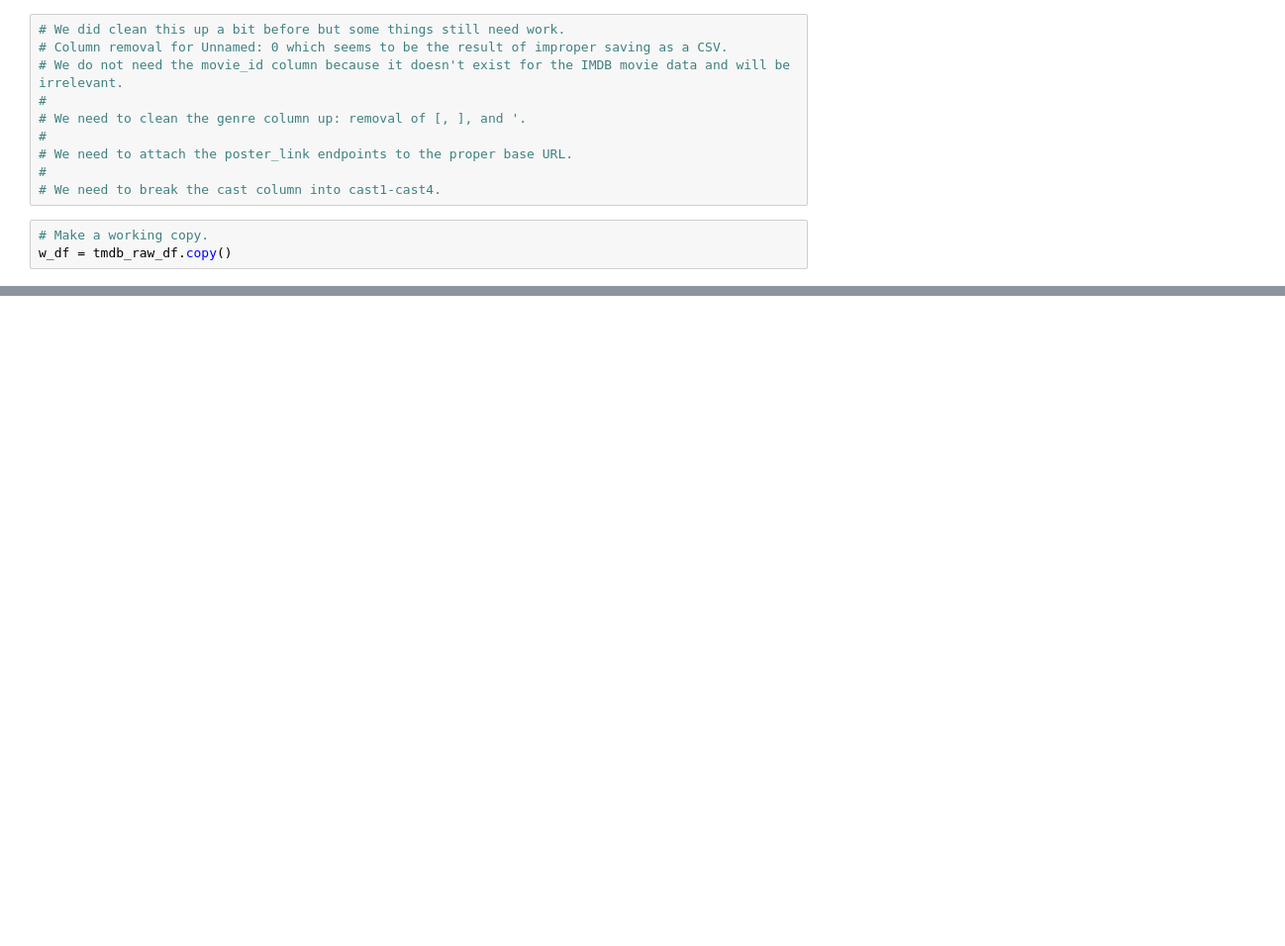
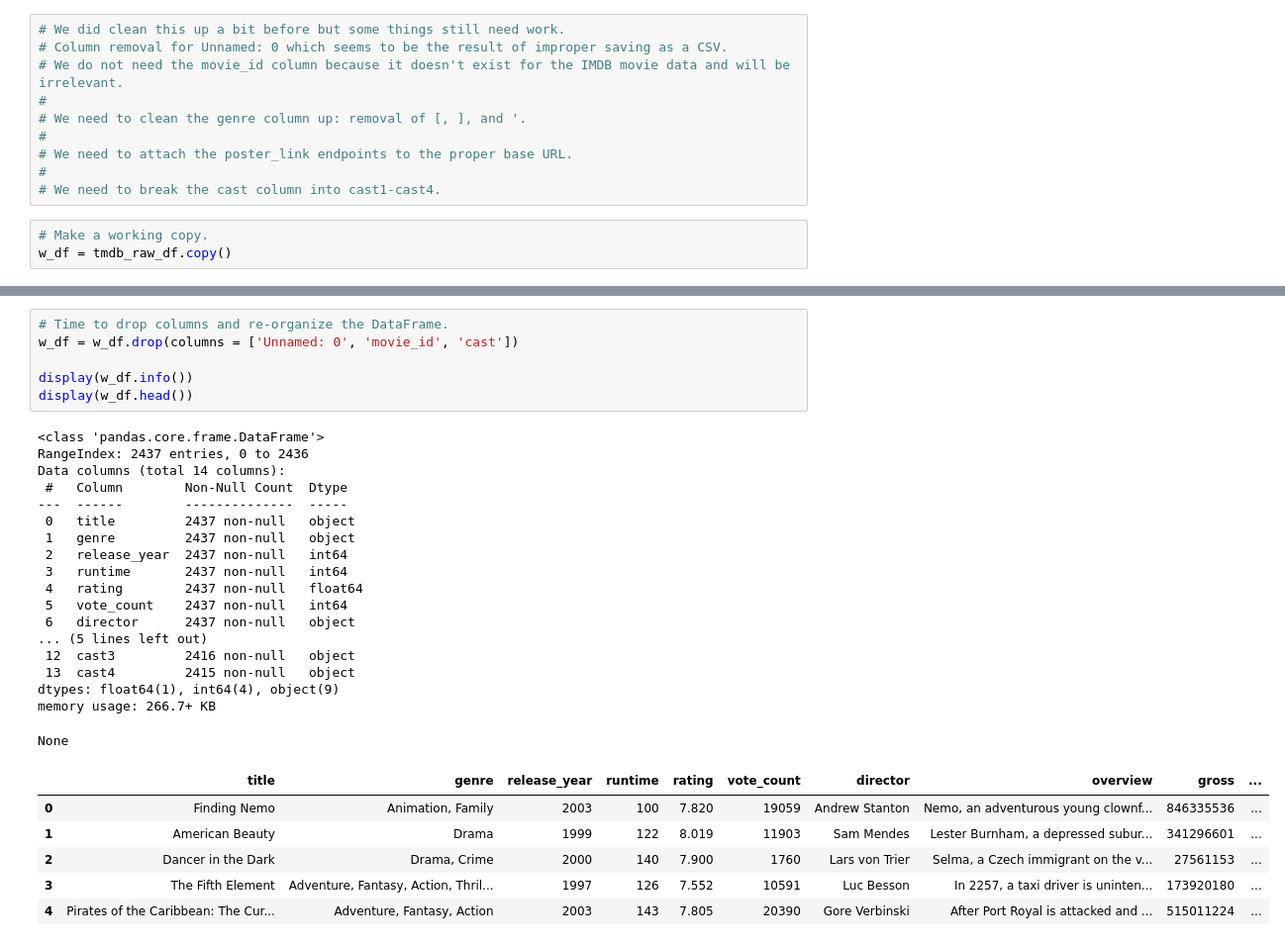
Before and after one commit to BramSunner/project-4-group-18, a Jupyter notebook: data_cleaning/data_cleaning.ipynb, the cells around one changed output, grey strips where cells are left out. Shown: that part at 99% size. Drawn from its saved outputs; the diff is of its cells as text; blank space fills up the shorter version.

```diff
--- a/data_cleaning/data_cleaning.ipynb
+++ b/data_cleaning/data_cleaning.ipynb
@@ -354,0 +455,31 @@ w_df.head()
+# %%
+# Time to drop columns and re-organize the DataFrame.
+w_df = w_df.drop(columns = ['Unnamed: 0', 'movie_id', 'cast'])
+
+display(w_df.info())
+display(w_df.head())
+# %% [output]
+<class 'pandas.core.frame.DataFrame'>
+RangeIndex: 2437 entries, 0 to 2436
+Data columns (total 14 columns):
+ #   Column        Non-Null Count  Dtype
+---  ------        --------------  -----
+ 0   title         2437 non-null   object
+ 1   genre         2437 non-null   object
+ 2   release_year  2437 non-null   int64
+ 3   runtime       2437 non-null   int64
+ 4   rating        2437 non-null   float64
+ 5   vote_count    2437 non-null   int64
+ 6   director      2437 non-null   object
+... (5 lines left out)
+ 12  cast3         2416 non-null   object
+ 13  cast4         2415 non-null   object
+dtypes: float64(1), int64(4), object(9)
+memory usage: 266.7+ KB
+None
+|  | title | genre | release_year | runtime | rating | vote_count | director | overview | gross | ... |
+| 0 | Finding Nemo | Animation, Family | 2003 | 100 | 7.820 | 19059 | Andrew Stanton | Nemo, an adventurous young clownf... | 846335536 | ... |
+| 1 | American Beauty | Drama | 1999 | 122 | 8.019 | 11903 | Sam Mendes | Lester Burnham, a depressed subur... | 341296601 | ... |
+| 2 | Dancer in the Dark | Drama, Crime | 2000 | 140 | 7.900 | 1760 | Lars von Trier | Selma, a Czech immigrant on the v... | 27561153 | ... |
+| 3 | The Fifth Element | Adventure, Fantasy, Action, Thril... | 1997 | 126 | 7.552 | 10591 | Luc Besson | In 2257, a taxi driver is uninten... | 173920180 | ... |
+| 4 | Pirates of the Caribbean: The Cur... | Adventure, Fantasy, Action | 2003 | 143 | 7.805 | 20390 | Gore Verbinski | After Port Royal is attacked and ... | 515011224 | ... |
```
Also changed, not shown: parts of 13 cells of this notebook, 1 other file.
